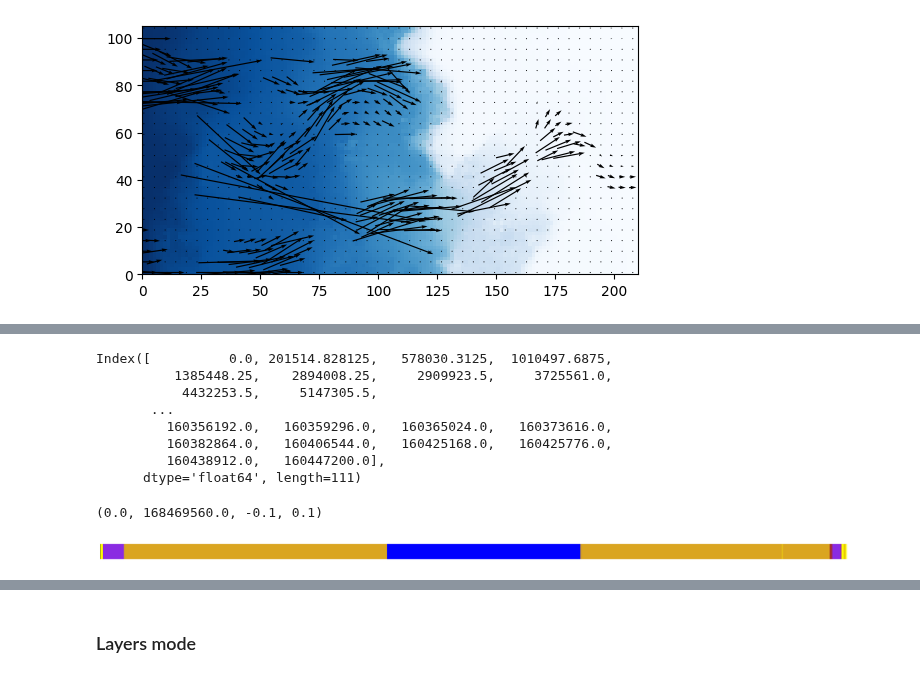
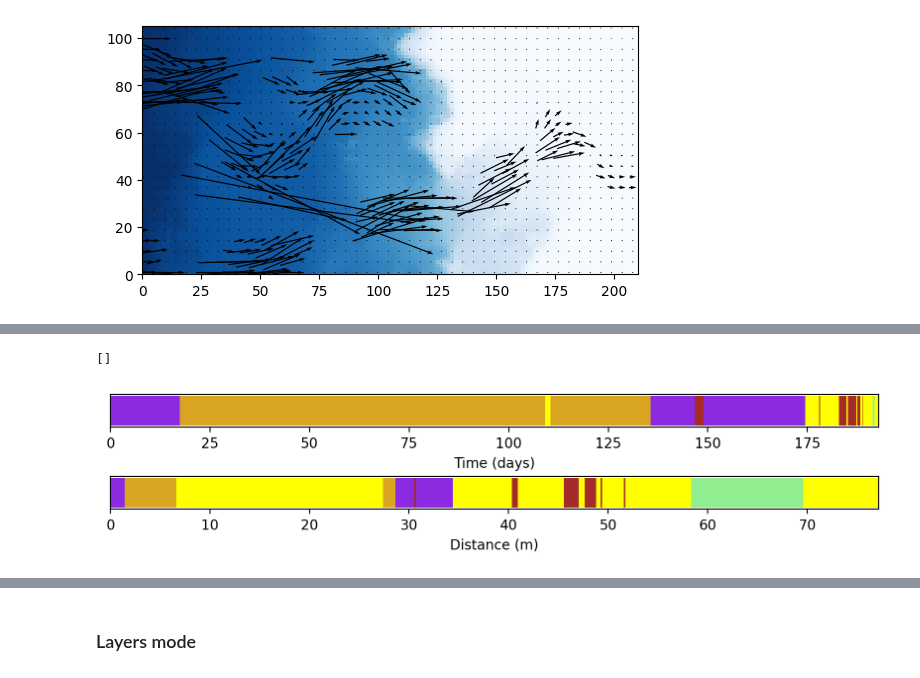
Before and after one commit to randlab/ArchPy, a Jupyter notebook: dev/flow_simulation/simple_coupling.ipynb, the cells around one changed output, grey strips where cells are left out. Saved outputs shown, nothing was run; the diff lists cells and outputs as text; code cells hidden in the pictures.

Commit message:
continue adding features for particle tracking

```diff
--- a/dev/flow_simulation/simple_coupling.ipynb
+++ b/dev/flow_simulation/simple_coupling.ipynb
@@ -980,7 +978,7 @@ T1.coord2cell(180.75, 30.75, -11.925000190734863)
 # %%
 import pandas as pd
 
-df = pd.DataFrame(p.get_alldata()[2])
+df = pd.DataFrame(p.get_alldata()[1])
 # %%
 pd.to_timedelta(df["time"], unit="s")
 # %% [output]
@@ -1002,5 +1000,7 @@ cells_path = np.array((((df["z"].values-T1.zg[0])//T1.sz).astype(int), ((df["y"]
 # keep unique cells in the path but keep the order
 unique_cells = np.unique(cells_path, axis=0)
 _, idx = np.unique(cells_path, axis=0, return_index=True)
-unique_cells_ordered = cells_path[np.sort(idx)]
-time_ordered = df["time"].values[np.sort(idx)]
+unique_cells_ordered = cells_path
+time_ordered = df["time"].values
+time_ordered /= 86400
+df = df
@@ -1007,3 +1023,13 @@ time_ordered = df["time"].values[np.sort(idx)]
+# %%
+# add a column to track distance traveled
+df["distance"] = 0
+for i in range(1, df.shape[0]):
+    x0, y0, z0 = df[["x", "y", "z"]].iloc[i-1]
+    x1, y1, z1 = df[["x", "y", "z"]].iloc[i]
+    distance = np.sqrt((x1-x0)**2 + (y1-y0)**2 + (z1-z0)**2)
+    df.loc[df.index[i], "distance"] = distance
+
+df["cum_distance"] = df["distance"].cumsum()
 # %%
 df
 # %% [output]
@@ -1057,32 +1088,34 @@ array([2.0151483e+05, 3.7651550e+05, 4.3246738e+05, 3.7495056e+05,
-# %%
-dt
-# %% [output]
-Index([          0.0, 201514.828125,   578030.3125,  1010497.6875,
-          1385448.25,    2894008.25,     2909923.5,     3725561.0,
-           4432253.5,     5147305.5,
-       ...
-         160356192.0,   160359296.0,   160365024.0,   160373616.0,
-         160382864.0,   160406544.0,   160425168.0,   160425776.0,
-         160438912.0,   160447200.0],
-      dtype='float64', length=111)
 # %%
+%matplotlib inline
 # plot facies along the pathlines as a horizontal bar plot where each color corresponds to a facies
-fig, ax = plt.subplots(figsize=(25, .5))
-totim = 0
+fig, ax = plt.subplots(2,1, figsize=(10, 1.5), dpi=200)
+plt.subplots_adjust(hspace=1.5)
+
 for i, (facies, time) in enumerate(zip(facies_along_path, time_ordered)):
 
     if i >= len(dt):
         break
-    ax.barh(0, dt[i], left=time, color=T1.get_facies_obj(ID=facies, type="ID").c)
-    # plot black lines to separate the facies
-    # ax.axvline(time, color="black", lw=0.5)
-    # ax.axvline(totim, color="black", lw=0.5)
+    ax[0].barh(0, dt[i], left=time, color=T1.get_facies_obj(ID=facies, type="ID").c)
 
 
-ax.axvline(i+1, color="black", lw=0.5)
-# plt.xlim(0, len(facies_along_path))
-plt.ylim(-0.1, 0.1)
-plt.axis("off")
+ax[0].set_xlim(0, time_ordered[-1])
+ax[0].set_xlabel("Time (days)")
+ax[0].set_yticks([])
+
+# plot facies function of the distance traveled
+all_dist = df["distance"].values
+all_cum_dist = df["cum_distance"].values
+
+for i in range(int(len(facies_along_path) - 1)):
+    facies = facies_along_path[i]
+    width = all_dist[i+1]
+    distance = all_cum_dist[i]
+    ax[1].barh(0, width, left=distance, color=T1.get_facies_obj(ID=facies, type="ID").c)
+
+
+ax[1].set_xlim(0, all_cum_dist[-1])
+ax[1].set_xlabel("Distance (m)")
+ax[1].set_yticks([])
 # %% [output]
-(0.0, 168469560.0, -0.1, 0.1)
+[]
-[figure, old version]
+[figure, new version]
```
Also changed, not shown: parts of 41 cells of this notebook, 23 other files.
